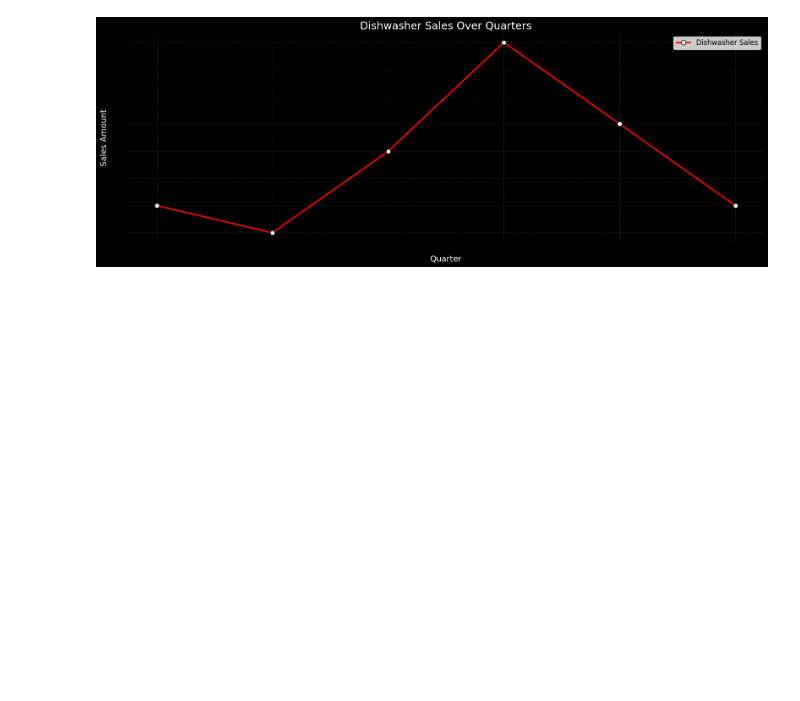
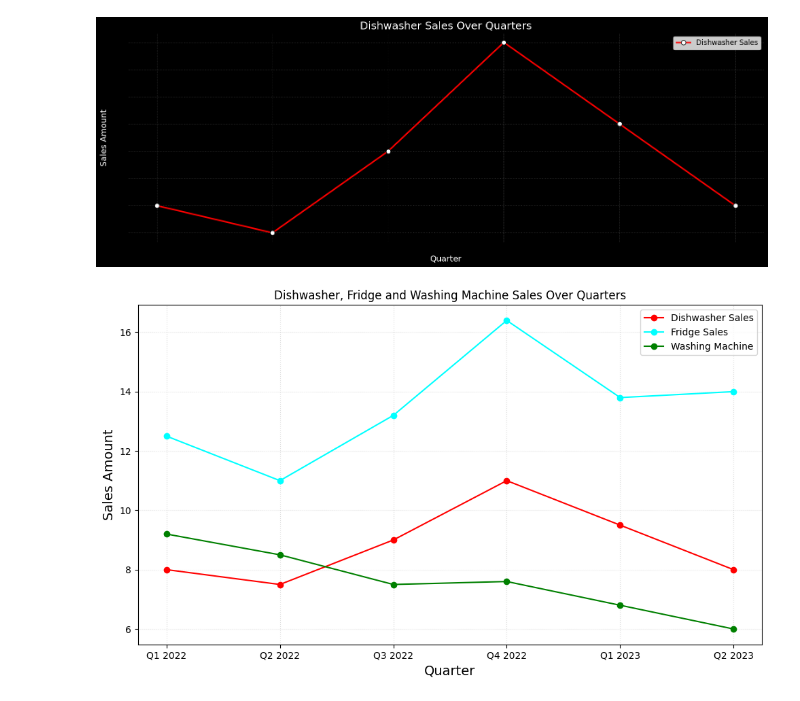
Before and after one commit to redwanhasan07208212/python-basic, a Jupyter notebook: Class_8/matplot.ipynb, the cells around one changed output. Saved outputs shown, nothing was run; the diff lists cells and outputs as text; code cells hidden in the pictures; blank space fills up the shorter version.

```diff
--- a/Class_8/matplot.ipynb
+++ b/Class_8/matplot.ipynb
@@ -136,3 +136,18 @@ plt.tight_layout()
 plt.show()
 # %% [output]
 [figure]
+# %%
+plt.figure(figsize=(10,6))
+plt.plot(data1['Quarter'],data1['Dishwasher'],marker='o',color='red',linestyle='-',label='Dishwasher Sales')
+plt.plot(data1['Quarter'],data1['Fridge'],marker='o',color='cyan',linestyle='-',label='Fridge Sales')
+plt.plot(data1['Quarter'],data1['Washing Machine'],marker='o',color='green',linestyle='-',label='Washing Machine')
+
+plt.title('Dishwasher, Fridge and Washing Machine Sales Over Quarters')
+plt.xlabel('Quarter',fontsize=14,color='black')
+plt.ylabel('Sales Amount',fontsize=14,color='black')
+plt.grid(True,linestyle=':',alpha=0.4)
+plt.legend(fontsize=10)
+plt.tight_layout()
+plt.show()
+# %% [output]
+[figure, added]
```
Also changed, not shown: parts of 5 cells of this notebook.
